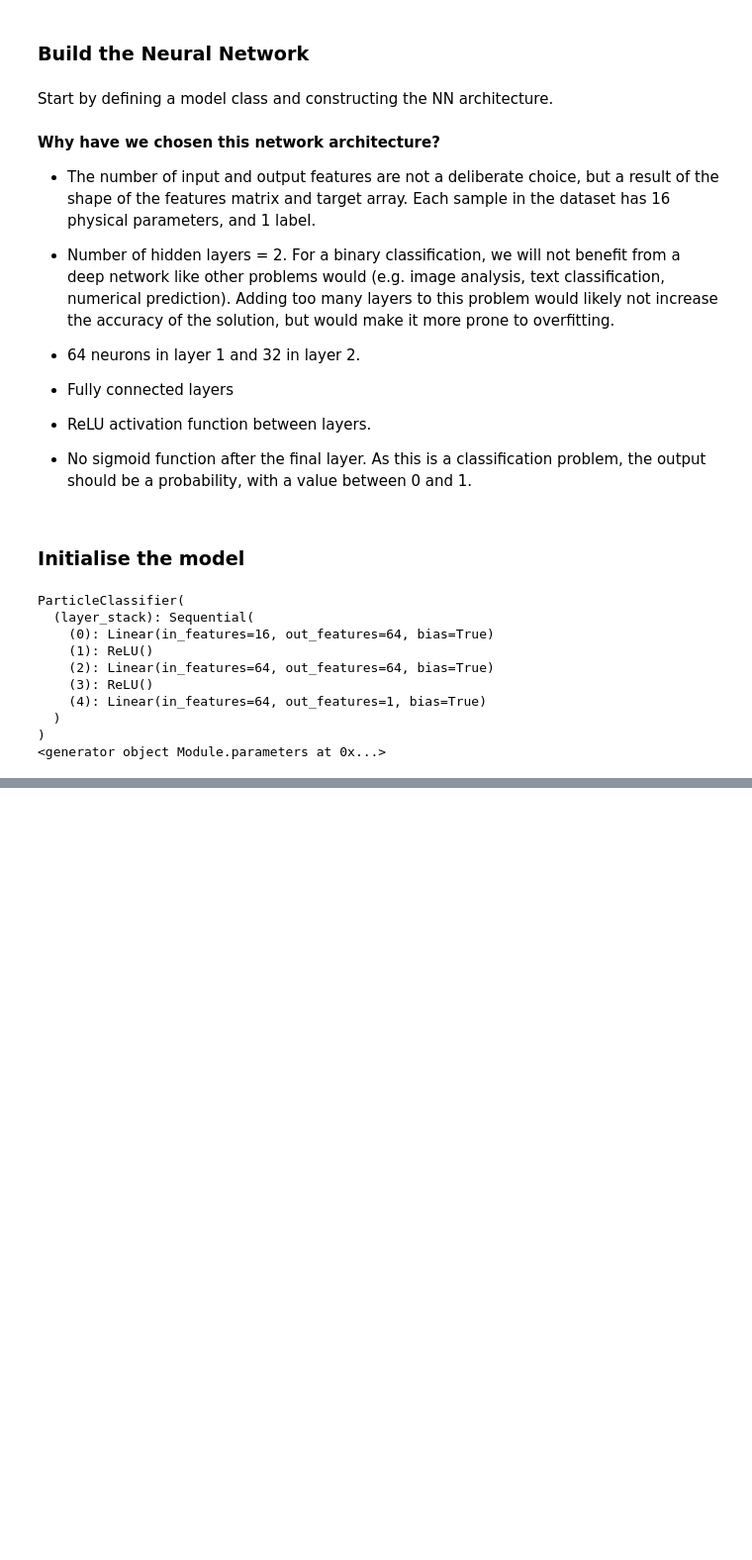
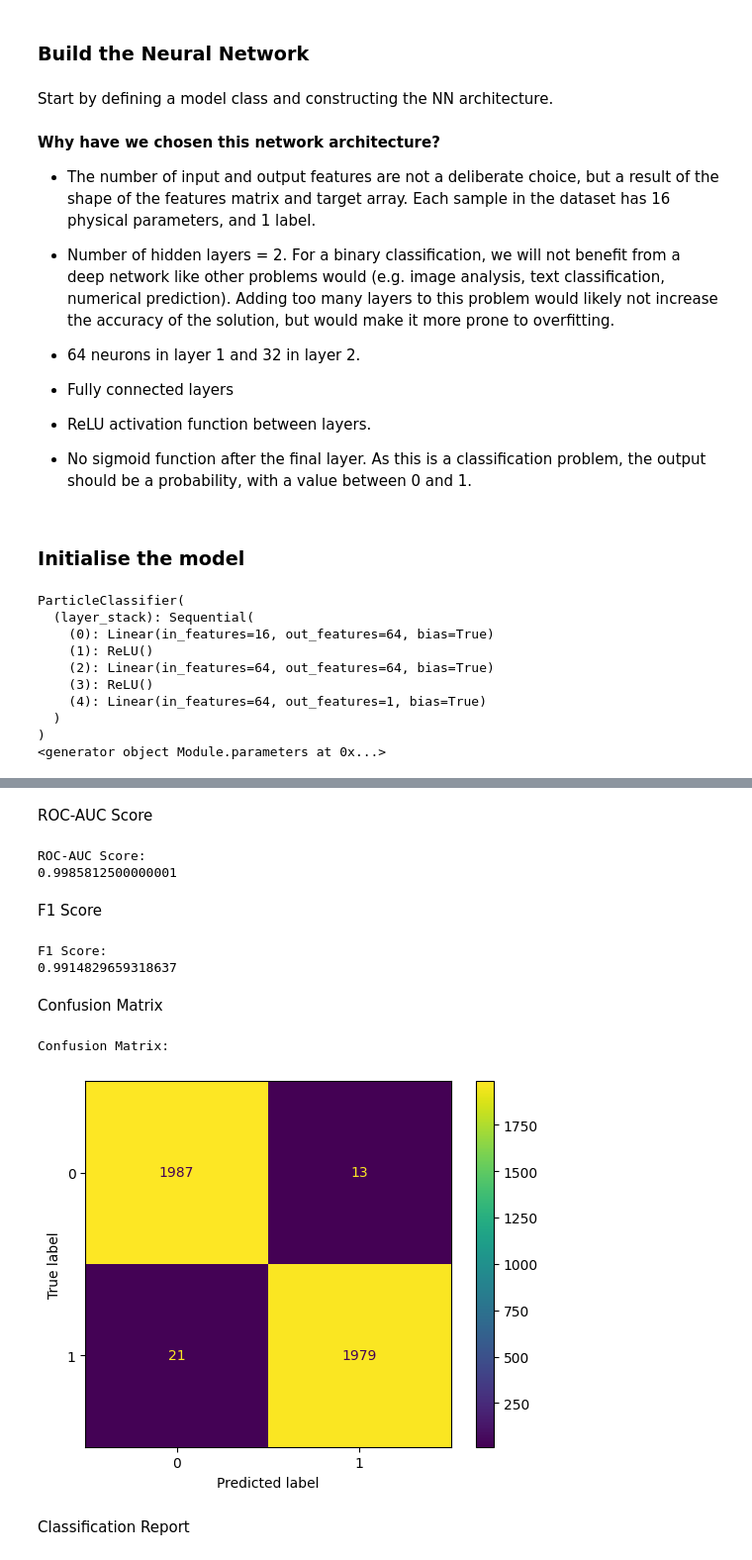
Before and after one commit to lysette-stubbs/ACT_Coursework_2, a Jupyter notebook: py/Q2_Folder/Q2_Neural_Networks.ipynb, the cells around one changed output, grey strips where cells are left out. Shown: that part at 99% size. Cells and saved outputs as stored; diff of their text form; code cells hidden in the pictures; blank space fills up the shorter version.

```diff
--- a/py/Q2_Folder/Q2_Neural_Networks.ipynb
+++ b/py/Q2_Folder/Q2_Neural_Networks.ipynb
@@ -800,0 +1245,39 @@ model_v0.eval()
+# %% [markdown]
+ROC-AUC Score
+# %%
+# calculate roc_auc
+y_auc = metrics.roc_auc_score(all_y_labels, all_y_probs)
+
+# print the result
+print("ROC-AUC Score:")
+print(y_auc)
+# %% [output]
+ROC-AUC Score:
+0.9985812500000001
+# %% [markdown]
+F1 Score
+# %%
+# calculate F1 score
+y_f1 = metrics.f1_score(all_y_labels, all_y_preds)
+
+# print the result
+print("F1 Score:")
+print(y_f1)
+# %% [output]
+F1 Score:
+0.9914829659318637
+# %% [markdown]
+Confusion Matrix
+# %%
+# compute the confusion matrix
+con_mat = metrics.confusion_matrix(all_y_labels, all_y_preds)
+
+# display the confusion matrix
+print("Confusion Matrix:")
+cm_vis = metrics.ConfusionMatrixDisplay(con_mat)
+cm_vis.plot();
+# %% [output]
+Confusion Matrix:
+[figure, added]
+# %% [markdown]
+Classification Report
```
Also changed, not shown: parts of 70 cells of this notebook.
